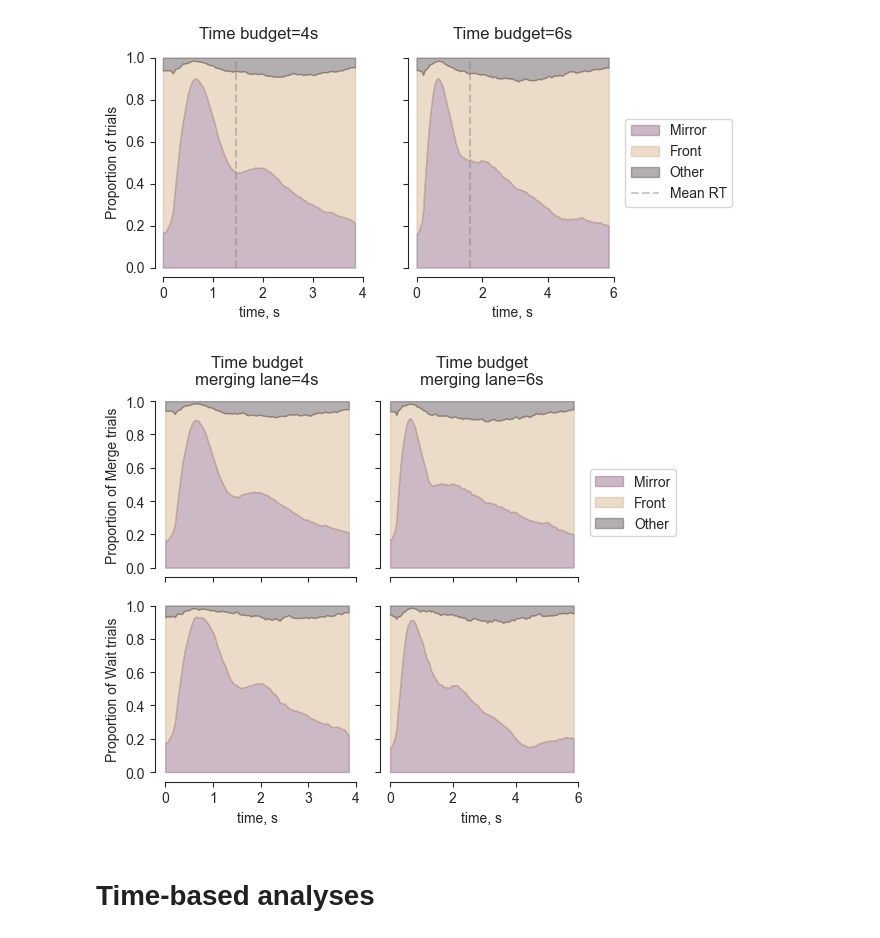
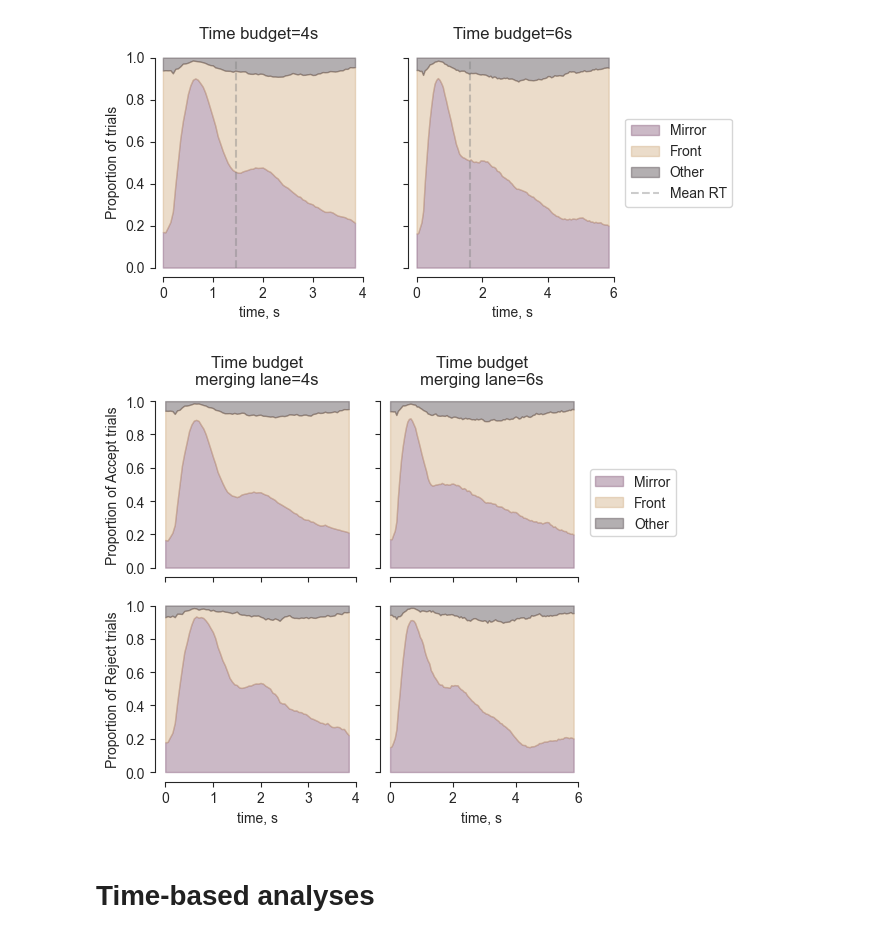
Before and after one commit to cherepaha/merging_eye_tracking, a Jupyter notebook: 06_raw_eye_data.ipynb, the cells around one changed output. Cells and saved outputs as stored; diff of their text form; code cells hidden in the pictures.

Commit message:
Figures updated

```diff
--- a/06_raw_eye_data.ipynb
+++ b/06_raw_eye_data.ipynb
@@ -196,22 +201,22 @@ plt.savefig("output/average_gaze.pdf", dpi=300, bbox_inches="tight")
 # %%
 fig, ((ax1, ax2), (ax3, ax4)) = plt.subplots(2, 2, figsize=(6,5), sharex="col", sharey="row")
 plot_average_gaze(data[(data.decision=="Merge") &  (data.time_budget==4)], ax1)
 plot_average_gaze(data[(data.decision=="Merge") & (data.time_budget==6)], ax2)
 plot_average_gaze(data[(data.decision=="Wait") &  (data.time_budget==4)], ax3)
 plot_average_gaze(data[(data.decision=="Wait") & (data.time_budget==6)], ax4)
 ax1.set_title("Time budget\nmerging lane=4s", fontsize=12)
-ax1.set_ylabel("Proportion of Merge trials")
+ax1.set_ylabel("Proportion of Accept trials")
 ax2.set_title("Time budget\nmerging lane=6s", fontsize=12)
 ax2.legend(bbox_to_anchor=(1., 0.4), loc="center left")
 ax3.set_xlabel("time, s")
-ax3.set_ylabel("Proportion of Wait trials")
+ax3.set_ylabel("Proportion of Reject trials")
 ax4.set_xlabel("time, s")
 
 sns.despine(trim=True, offset=1)
 plt.tight_layout()
 plt.savefig("output/average_gaze_by_decision.pdf", dpi=300, bbox_inches="tight")
 # %% [output]
-[figure, old version]
+[figure, new version]
 # %% [markdown]
 # Time-based analyses
 # %% [markdown]
```
Also changed, not shown: parts of 1 cell of this notebook, 2 other files.
